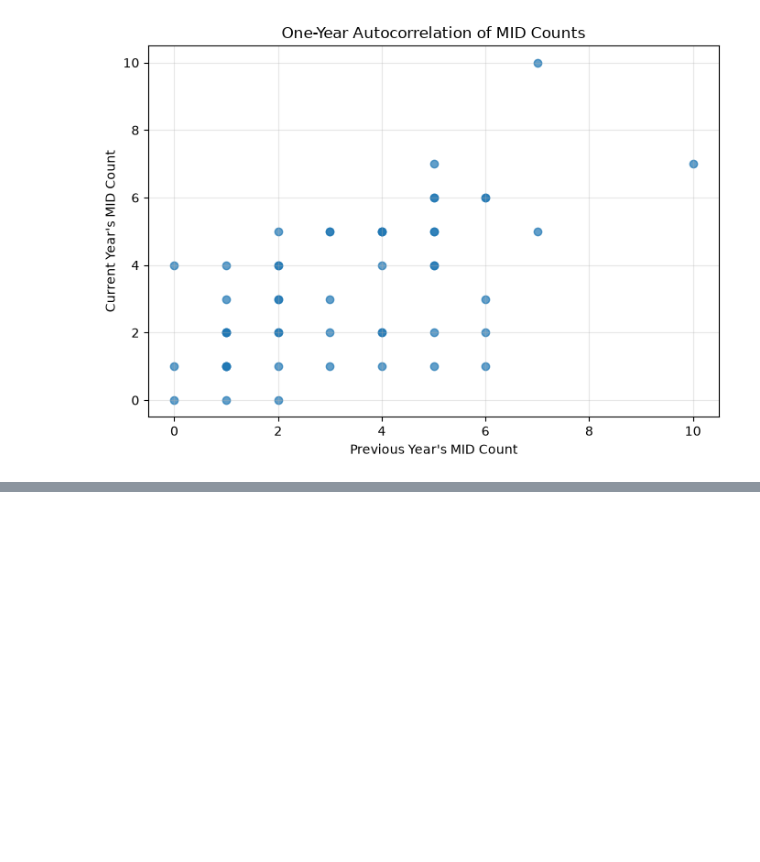
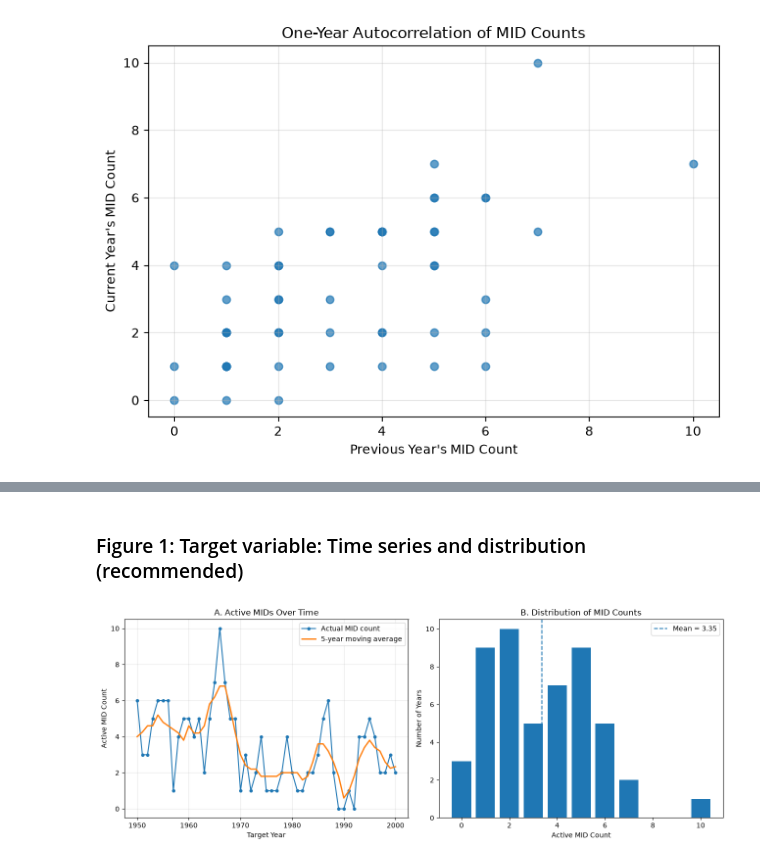
Before and after one commit to Kaidi-Zhu-DS/Posters, a Jupyter notebook: src/notebooks/training_eda.ipynb, the cells around one changed output, grey strips where cells are left out. Saved outputs shown, nothing was run; the diff lists cells and outputs as text; code cells hidden in the pictures; blank space fills up the shorter version.

```diff
--- a/src/notebooks/training_eda.ipynb
+++ b/src/notebooks/training_eda.ipynb
@@ -293,0 +621,47 @@ plt.show()
+# %% [markdown]
+### Figure 1: Target variable: Time series and distribution (recommended)
+# %%
+fig, axes = plt.subplots(1, 2, figsize=(13, 5))
+
+# Panel A: Time series
+axes[0].plot(
+    df["target_year"], y,
+    marker="o", markersize=4,
+    label="Actual MID count"
+)
+
+rolling_mean = y.rolling(
+    window=5, center=True, min_periods=3
+).mean()
+
+axes[0].plot(
+    df["target_year"], rolling_mean,
+    linewidth=2, label="5-year moving average"
+)
+
+axes[0].set_title("A. Active MIDs Over Time")
+axes[0].set_xlabel("Target Year")
+axes[0].set_ylabel("Active MID Count")
+axes[0].legend()
+axes[0].grid(alpha=0.3)
+
+# Panel B: Target distribution
+counts = y.value_counts().sort_index()
+
+axes[1].bar(counts.index, counts.values)
+
+axes[1].axvline(
+    y.mean(), linestyle="--",
+    label=f"Mean = {y.mean():.2f}"
+)
+
+axes[1].set_title("B. Distribution of MID Counts")
+axes[1].set_xlabel("Active MID Count")
+axes[1].set_ylabel("Number of Years")
+axes[1].legend()
+
+plt.tight_layout()
+save_plot(fig, "01_target_overview")
+plt.show()
+# %% [output]
+[figure, added]
```
Also changed, not shown: parts of 21 cells of this notebook.
